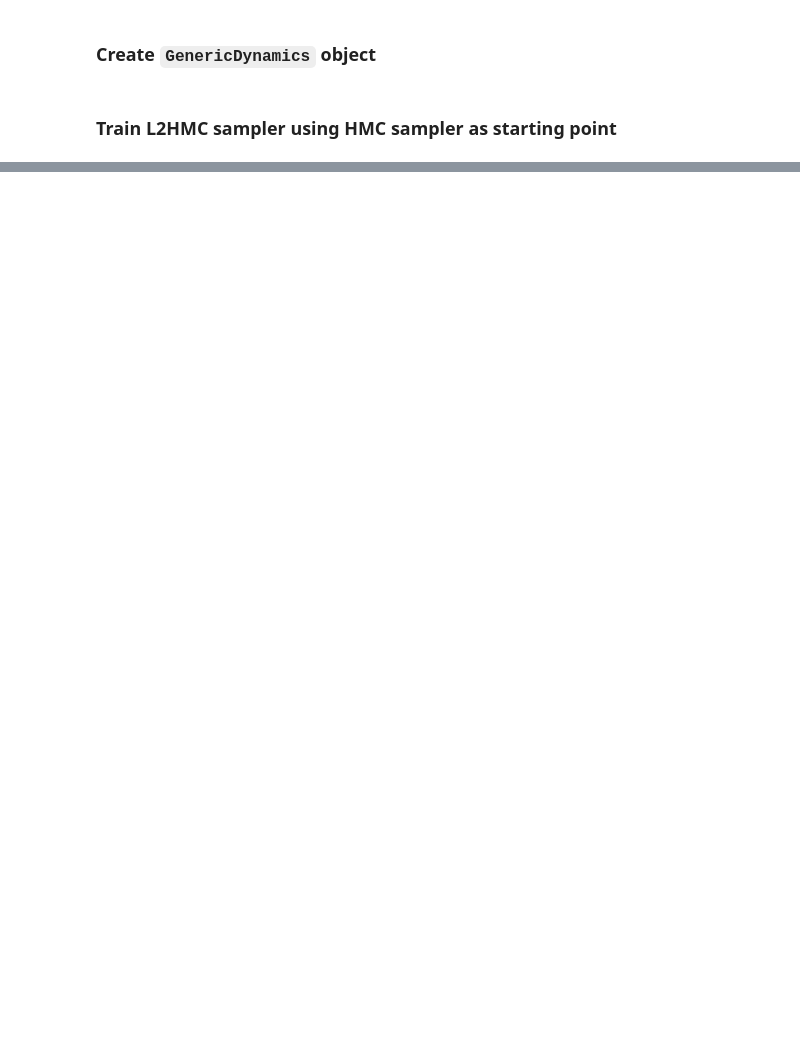
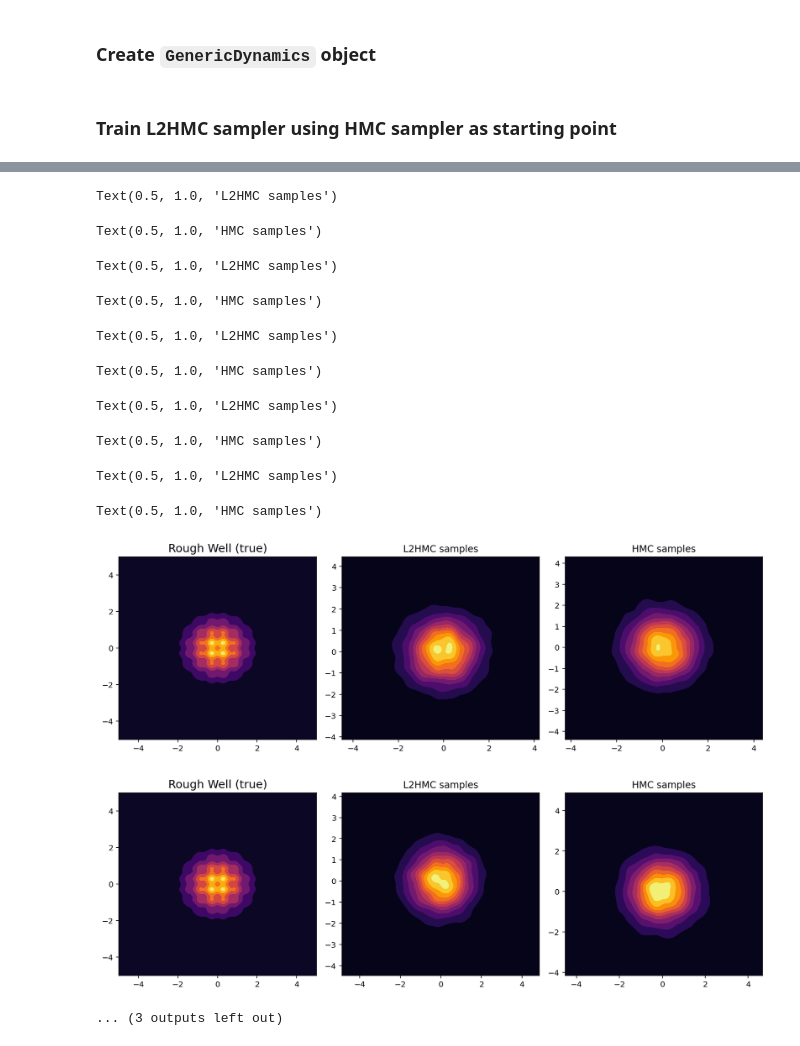
Before and after one commit to saforem2/l2hmc-qcd, a Jupyter notebook: l2hmc-qcd/notebooks/toy_distributions.ipynb, the cells around one changed output, grey strips where cells are left out. Saved outputs shown, nothing was run; the diff lists cells and outputs as text; code cells hidden in the pictures; blank space fills up the shorter version.

```diff
--- a/l2hmc-qcd/notebooks/toy_distributions.ipynb
+++ b/l2hmc-qcd/notebooks/toy_distributions.ipynb
@@ -320,0 +433,29 @@ Saving figure to: /Users/saforem2/l2hmc-qcd/two_moons_potential/2020-08-29/figur
+# %%
+from utils.distributions import contour_potential
+xl2hmc = np.array(x_arr)
+xhmc = np.array(x_arr_hmc)
+
+for idx in range(5):
+    fig, axes = plt.subplots(ncols=3, figsize=(12, 4))
+    _ = contour_potential(POTENTIAL_FN, title='Rough Well (true)', ax=axes[0])
+    _ = sns.kdeplot(xl2hmc[:, idx, 0], xl2hmc[:, idx, 1],
+                    shade=True, cmap='inferno', ax=axes[1])
+    _ = sns.kdeplot(xhmc[:, idx, 0], xhmc[:, idx, 1],
+                    shade=True, cmap='inferno', ax=axes[2])
+    _ = axes[1].set_title('L2HMC samples')
+    _ = axes[2].set_title('HMC samples')
+    plt.tight_layout()
+# %% [output]
+Text(0.5, 1.0, 'L2HMC samples')
+Text(0.5, 1.0, 'HMC samples')
+Text(0.5, 1.0, 'L2HMC samples')
+Text(0.5, 1.0, 'HMC samples')
+Text(0.5, 1.0, 'L2HMC samples')
+Text(0.5, 1.0, 'HMC samples')
+Text(0.5, 1.0, 'L2HMC samples')
+Text(0.5, 1.0, 'HMC samples')
+Text(0.5, 1.0, 'L2HMC samples')
+Text(0.5, 1.0, 'HMC samples')
+[figure, added]
+[figure, added]
+... (3 outputs left out)
```
Also changed, not shown: parts of 27 cells of this notebook, 7 other files.
